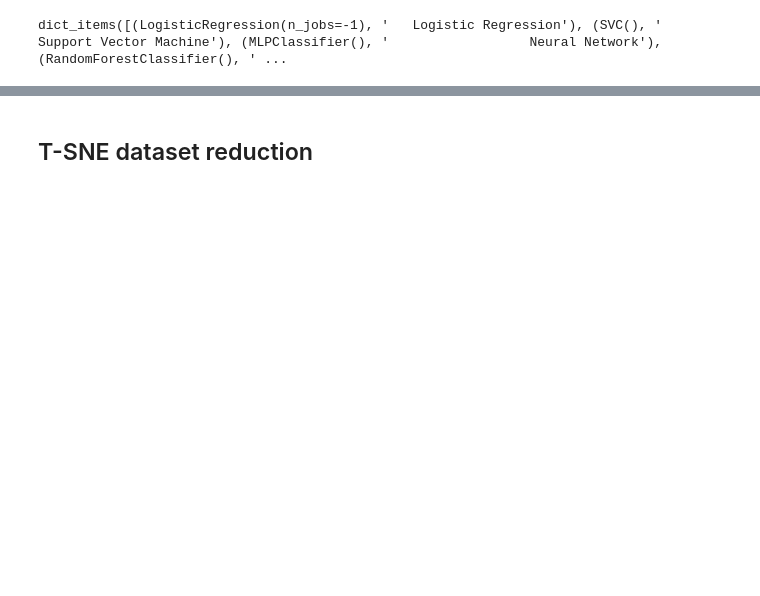
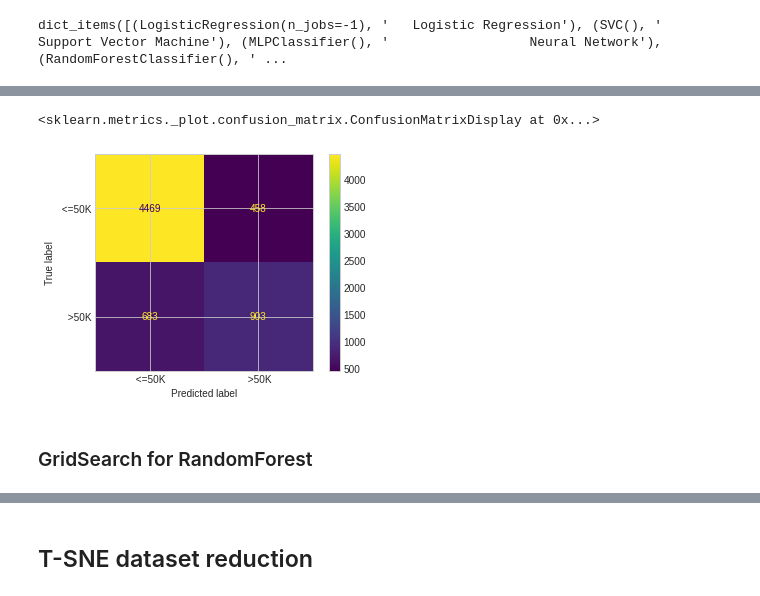
Before and after one commit to MaxSMCON/Group07, a Jupyter notebook: Group_7_ML.ipynb, the cells around one changed output, grey strips where cells are left out. Cells and saved outputs as stored; diff of their text form; code cells hidden in the pictures; blank space fills up the shorter version.

```diff
--- a/Group_7_ML.ipynb
+++ b/Group_7_ML.ipynb
@@ -592,0 +596,7 @@ dict_items([(LogisticRegression(n_jobs=-1), '   Logistic Regression'), (SVC(), '
+# %%
+%%time
+y_pred = rfc.predict(X_test_transformed)
+print ("Classification Report")
+print(classification_report(y_test, y_pred))
+print ("Confusion Report")
+print(confusion_matrix(y_test, y_pred))
@@ -592,0 +619,10 @@ dict_items([(LogisticRegression(n_jobs=-1), '   Logistic Regression'), (SVC(), '
+# %%
+cm = confusion_matrix(y_test, y_pred, labels=rfc.classes_)
+disp = ConfusionMatrixDisplay(confusion_matrix=cm,
+                               display_labels=rfc.classes_, )
+disp.plot()
+# %% [output]
+<sklearn.metrics._plot.confusion_matrix.ConfusionMatrixDisplay at 0x...>
+[figure, added]
+# %% [markdown]
+### GridSearch for RandomForest
```
Also changed, not shown: parts of 46 cells of this notebook.
